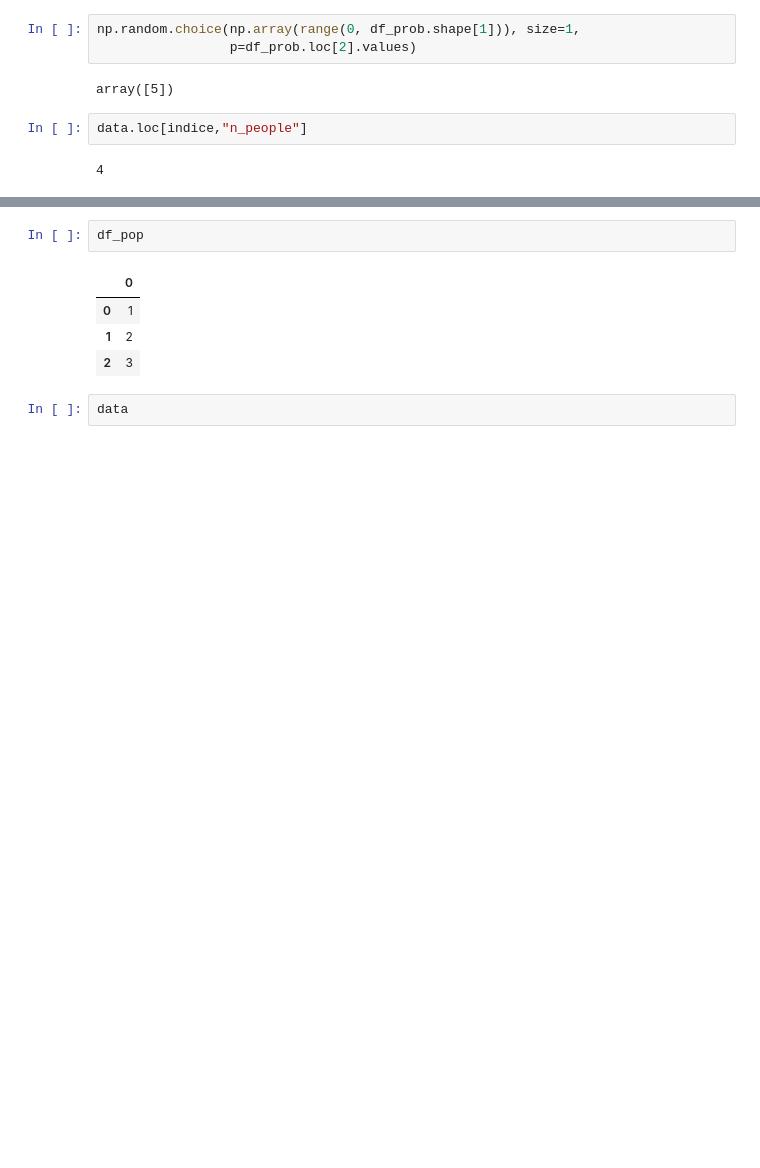
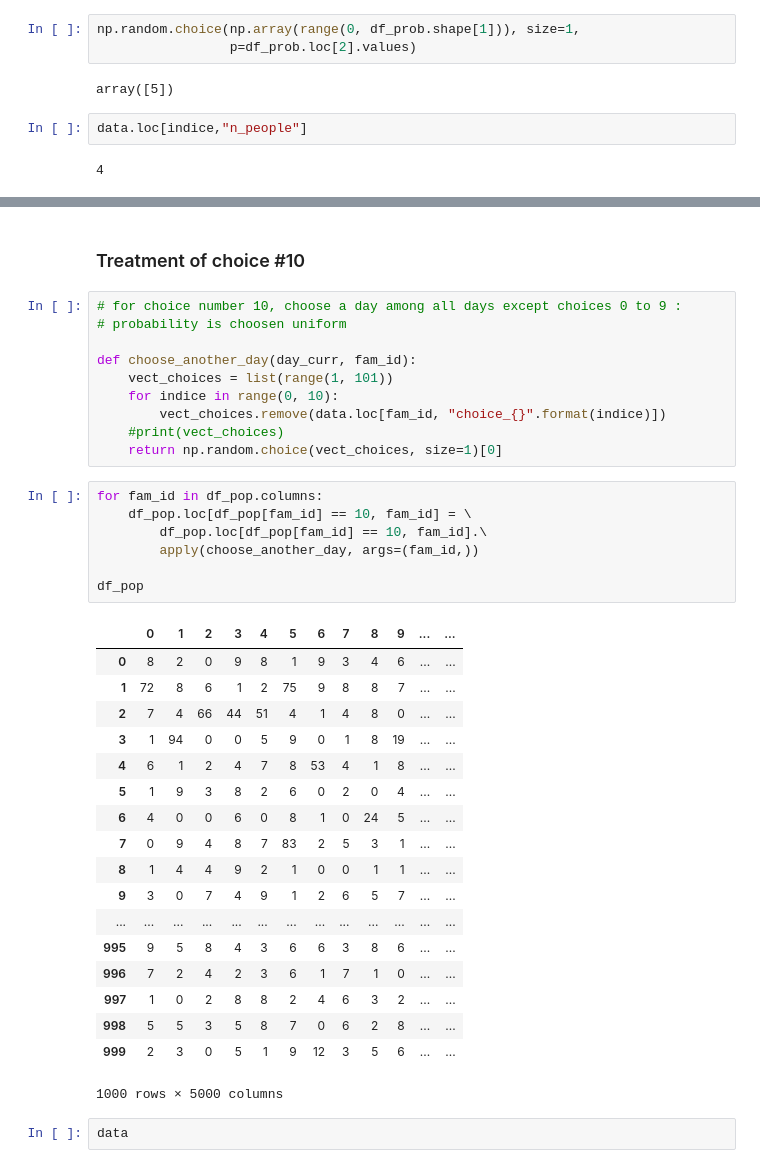
Before and after one commit to jeugregg/santa-workshop-tour-2019, a Jupyter notebook: santa-s-2019-starter-notebook.ipynb, the cells around one changed output, grey strips where cells are left out. Drawn from its saved outputs; the diff is of its cells as text; blank space fills up the shorter version.

Commit message:
Update santa-s-2019-starter-notebook.ipynb
correct first population with choice #10

```diff
--- a/santa-s-2019-starter-notebook.ipynb
+++ b/santa-s-2019-starter-notebook.ipynb
@@ -390,11 +396,42 @@ df_pop.head()
 5 rows × 5000 columns
-# %%
-df_pop
-# %% [output]
-|  | 0 |
-| 0 | 1 |
-| 1 | 2 |
-| 2 | 3 |
+# %% [markdown]
+### Treatment of choice #10
+# %%
+# for choice number 10, choose a day among all days except choices 0 to 9 :
+# probability is choosen uniform
+
+def choose_another_day(day_curr, fam_id):
+    vect_choices = list(range(1, 101))
+    for indice in range(0, 10):
+        vect_choices.remove(data.loc[fam_id, "choice_{}".format(indice)])
+    #print(vect_choices)
+    return np.random.choice(vect_choices, size=1)[0]
+# %%
+for fam_id in df_pop.columns:
+    df_pop.loc[df_pop[fam_id] == 10, fam_id] = \
+        df_pop.loc[df_pop[fam_id] == 10, fam_id].\
+        apply(choose_another_day, args=(fam_id,))
+
+df_pop
+# %% [output]
+|  | 0 | 1 | 2 | 3 | 4 | 5 | 6 | 7 | 8 | 9 | ... | ... |
+| 0 | 8 | 2 | 0 | 9 | 8 | 1 | 9 | 3 | 4 | 6 | ... | ... |
+| 1 | 72 | 8 | 6 | 1 | 2 | 75 | 9 | 8 | 8 | 7 | ... | ... |
+| 2 | 7 | 4 | 66 | 44 | 51 | 4 | 1 | 4 | 8 | 0 | ... | ... |
+| 3 | 1 | 94 | 0 | 0 | 5 | 9 | 0 | 1 | 8 | 19 | ... | ... |
+| 4 | 6 | 1 | 2 | 4 | 7 | 8 | 53 | 4 | 1 | 8 | ... | ... |
+| 5 | 1 | 9 | 3 | 8 | 2 | 6 | 0 | 2 | 0 | 4 | ... | ... |
+| 6 | 4 | 0 | 0 | 6 | 0 | 8 | 1 | 0 | 24 | 5 | ... | ... |
+| 7 | 0 | 9 | 4 | 8 | 7 | 83 | 2 | 5 | 3 | 1 | ... | ... |
+| 8 | 1 | 4 | 4 | 9 | 2 | 1 | 0 | 0 | 1 | 1 | ... | ... |
+| 9 | 3 | 0 | 7 | 4 | 9 | 1 | 2 | 6 | 5 | 7 | ... | ... |
+| ... | ... | ... | ... | ... | ... | ... | ... | ... | ... | ... | ... | ... |
+| 995 | 9 | 5 | 8 | 4 | 3 | 6 | 6 | 3 | 8 | 6 | ... | ... |
+| 996 | 7 | 2 | 4 | 2 | 3 | 6 | 1 | 7 | 1 | 0 | ... | ... |
+| 997 | 1 | 0 | 2 | 8 | 8 | 2 | 4 | 6 | 3 | 2 | ... | ... |
+| 998 | 5 | 5 | 3 | 5 | 8 | 7 | 0 | 6 | 2 | 8 | ... | ... |
+| 999 | 2 | 3 | 0 | 5 | 1 | 9 | 12 | 3 | 5 | 6 | ... | ... |
+1000 rows × 5000 columns
 # %%
 data
 # %% [output]
```
Also changed, not shown: parts of 3 cells of this notebook.
